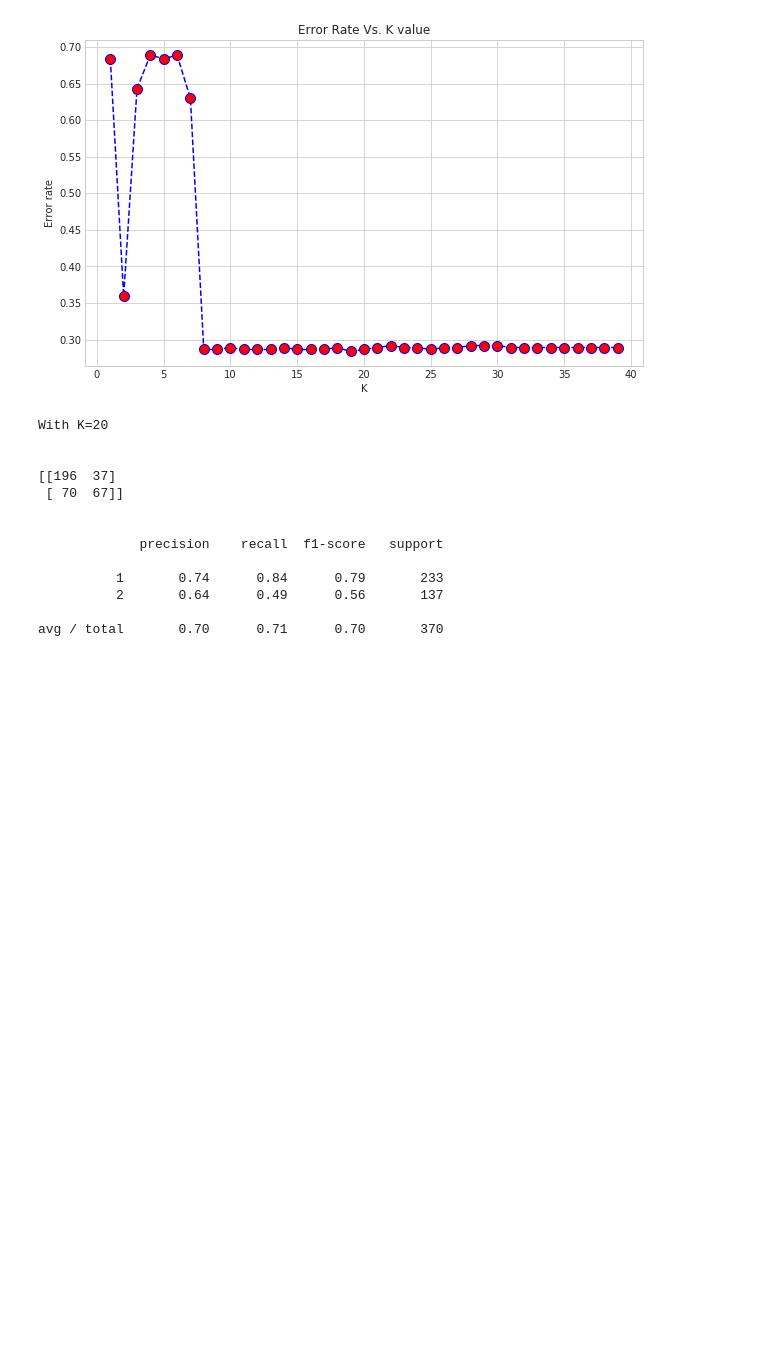
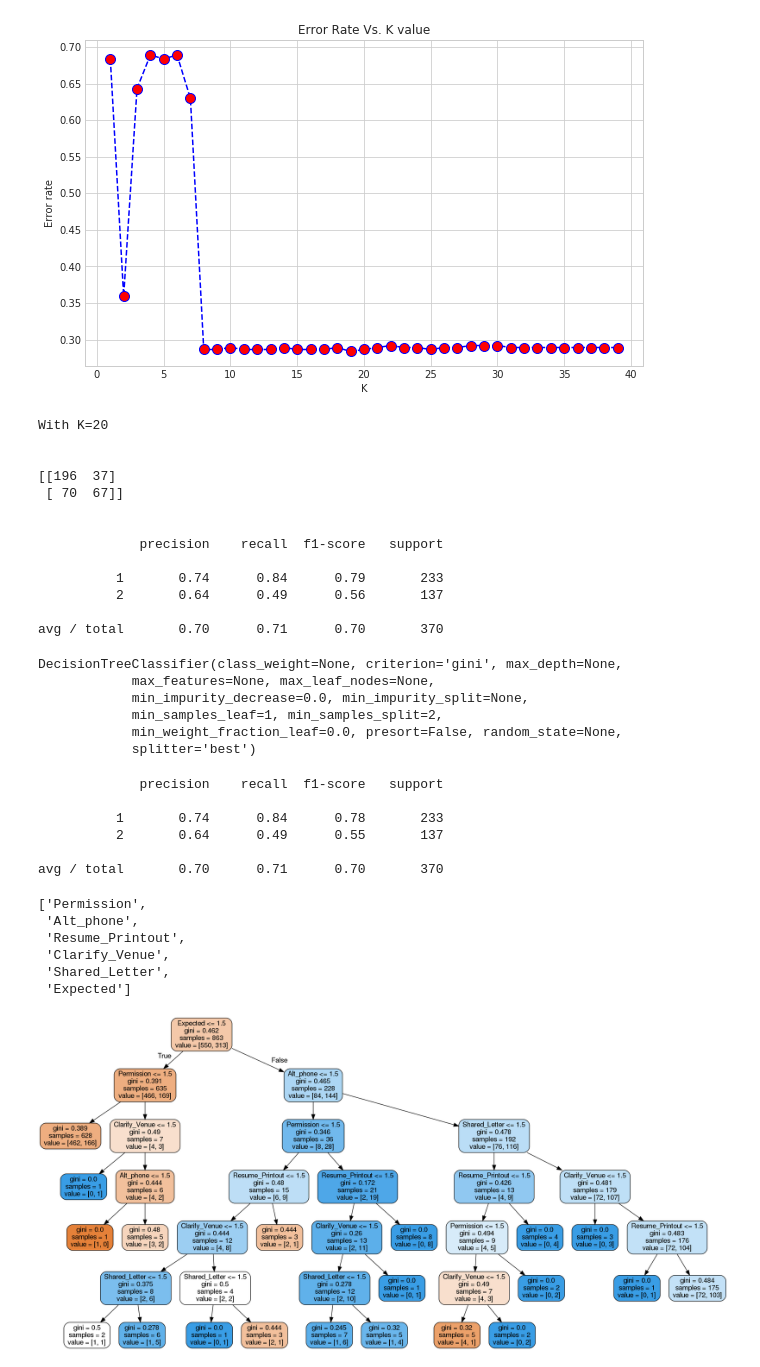
Before and after one commit to itsourav19/Predicting-Interview-Attendence, a Jupyter notebook: Diptam/Project.ipynb, the cells around one changed output. Cells and saved outputs as stored; diff of their text form; code cells hidden in the pictures; blank space fills up the shorter version.

Commit message:
Decision tree

```diff
--- a/Diptam/Project.ipynb
+++ b/Diptam/Project.ipynb
@@ -626,7 +623,7 @@ print(confusion_matrix(y_test,predictions))
 # %%
 from sklearn.neighbors import KNeighborsClassifier
 # %%
-knn= KNeighborsClassifier(n_neighbors=20)
+knn= KNeighborsClassifier(n_neighbors=19)
 # %%
 knn.fit(X_train,y_train)
 # %% [output]
@@ -695,0 +697,11 @@ avg / total       0.70      0.71      0.70       370
+# %%
+dtree= DecisionTreeClassifier()
+# %%
+dtree.fit(X_train,y_train)
+# %% [output]
+DecisionTreeClassifier(class_weight=None, criterion='gini', max_depth=None,
+            max_features=None, max_leaf_nodes=None,
+            min_impurity_decrease=0.0, min_impurity_split=None,
+            min_samples_leaf=1, min_samples_split=2,
+            min_weight_fraction_leaf=0.0, presort=False, random_state=None,
+            splitter='best')
@@ -695,0 +712,33 @@ avg / total       0.70      0.71      0.70       370
+# %%
+print(classification_report(y_test,predictions))
+# %% [output]
+             precision    recall  f1-score   support
+
+          1       0.74      0.84      0.78       233
+          2       0.64      0.49      0.55       137
+
+avg / total       0.70      0.71      0.70       370
+# %%
+from IPython.display import Image
+from sklearn.externals.six import StringIO
+from sklearn.tree import export_graphviz
+import pydot
+
+features  =  list(['Permission','Alt_phone', 'Resume_Printout','Clarify_Venue','Shared_Letter','Expected'])
+features
+# %% [output]
+['Permission',
+ 'Alt_phone',
+ 'Resume_Printout',
+ 'Clarify_Venue',
+ 'Shared_Letter',
+ 'Expected']
+# %%
+dot_data = StringIO()
+export_graphviz(dtree, out_file=dot_data,feature_names=features,
+                filled=True,rounded=True)
+
+graph= pydot.graph_from_dot_data(dot_data.getvalue())
+Image(graph[0].create_png())
+# %% [output]
+[figure, added]
```
Also changed, not shown: parts of 15 cells of this notebook.
